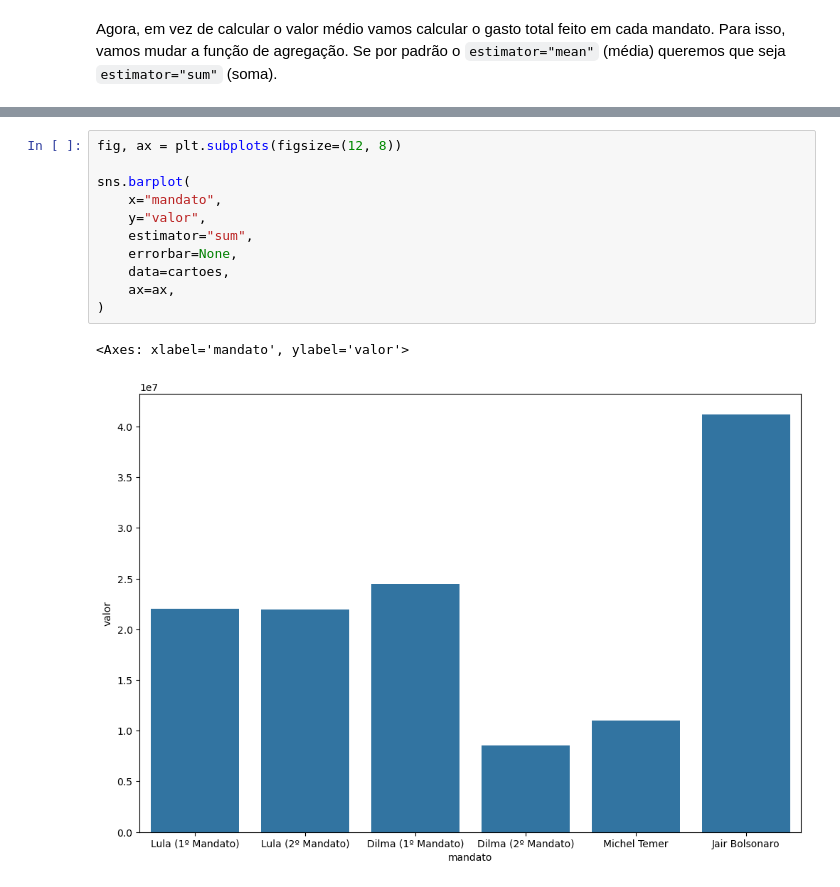
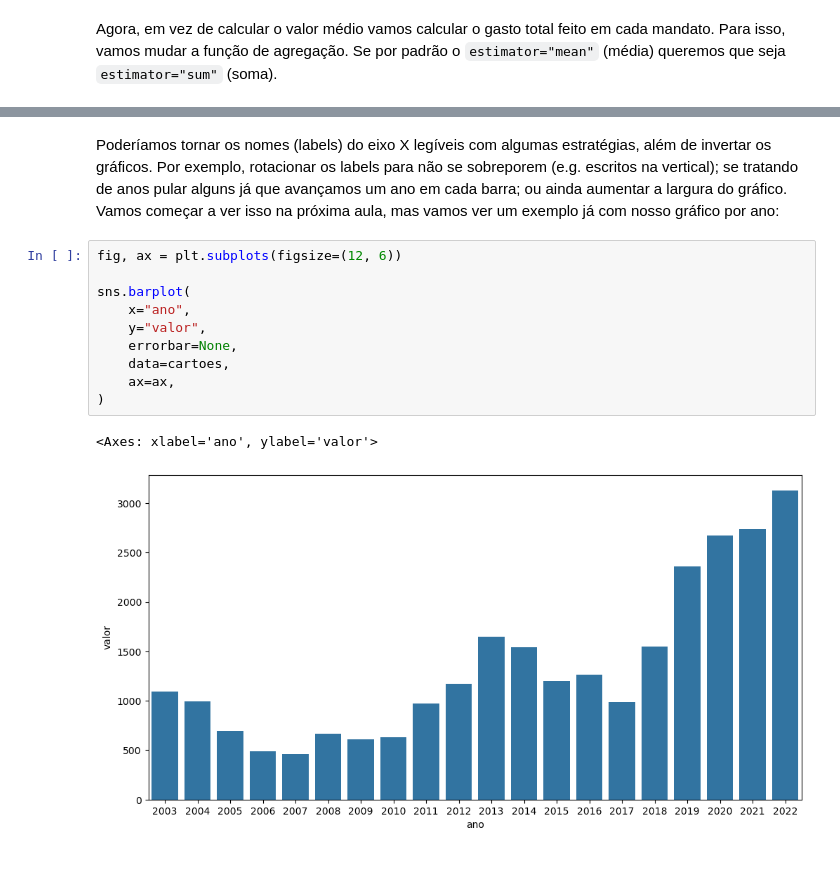
Before and after one commit to lthevenard/curso_prog, a Jupyter notebook: assets/_hidden/aula3.ipynb, the cells around one changed output, grey strips where cells are left out. Cells and saved outputs as stored; diff of their text form.

Commit message:
finished first version of aula 2 notebook

```diff
--- a/assets/_hidden/aula3.ipynb
+++ b/assets/_hidden/aula3.ipynb
@@ -86,14 +126,15 @@ Agora, em vez de calcular o valor médio vamos calcular o gasto total feito em c
+# %% [markdown]
+Poderíamos tornar os nomes (labels) do eixo X legíveis com algumas estratégias, além de invertar os gráficos. Por exemplo, rotacionar os labels para não se sobreporem (e.g. escritos na vertical); se tratando de anos pular alguns já que avançamos um ano em cada barra; ou ainda aumentar a largura do gráfico. Vamos começar a ver isso na próxima aula, mas vamos ver um exemplo já com nosso gráfico por ano:
 # %%
-fig, ax = plt.subplots(figsize=(12, 8))
+fig, ax = plt.subplots(figsize=(12, 6))
 
 sns.barplot(
-    x="mandato",
+    x="ano",
     y="valor",
-    estimator="sum",
     errorbar=None,
     data=cartoes,
     ax=ax,
 )
 # %% [output]
-<Axes: xlabel='mandato', ylabel='valor'>
+<Axes: xlabel='ano', ylabel='valor'>
-[figure, old version]
+[figure, new version]
```
Also changed, not shown: parts of 31 cells of this notebook.
